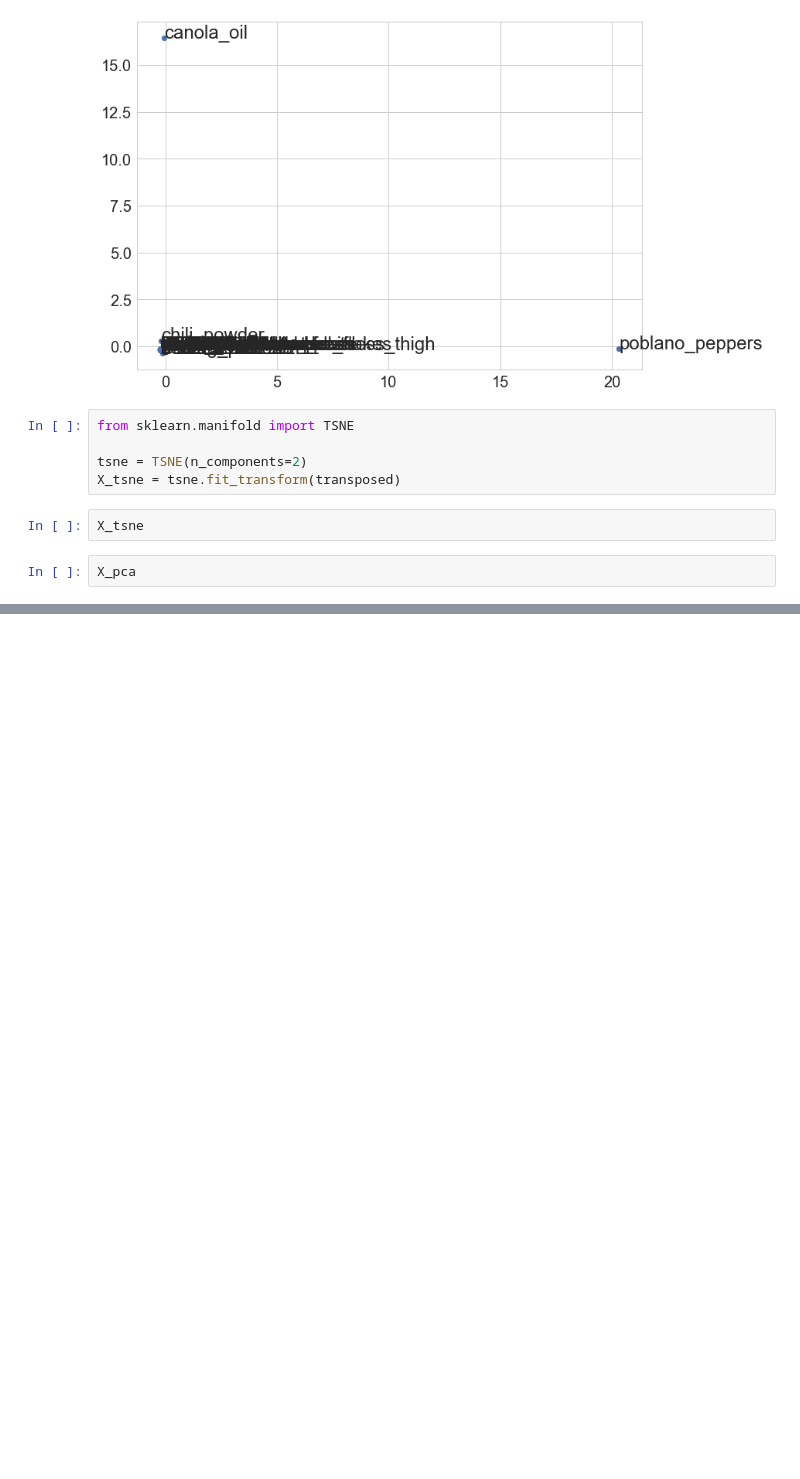
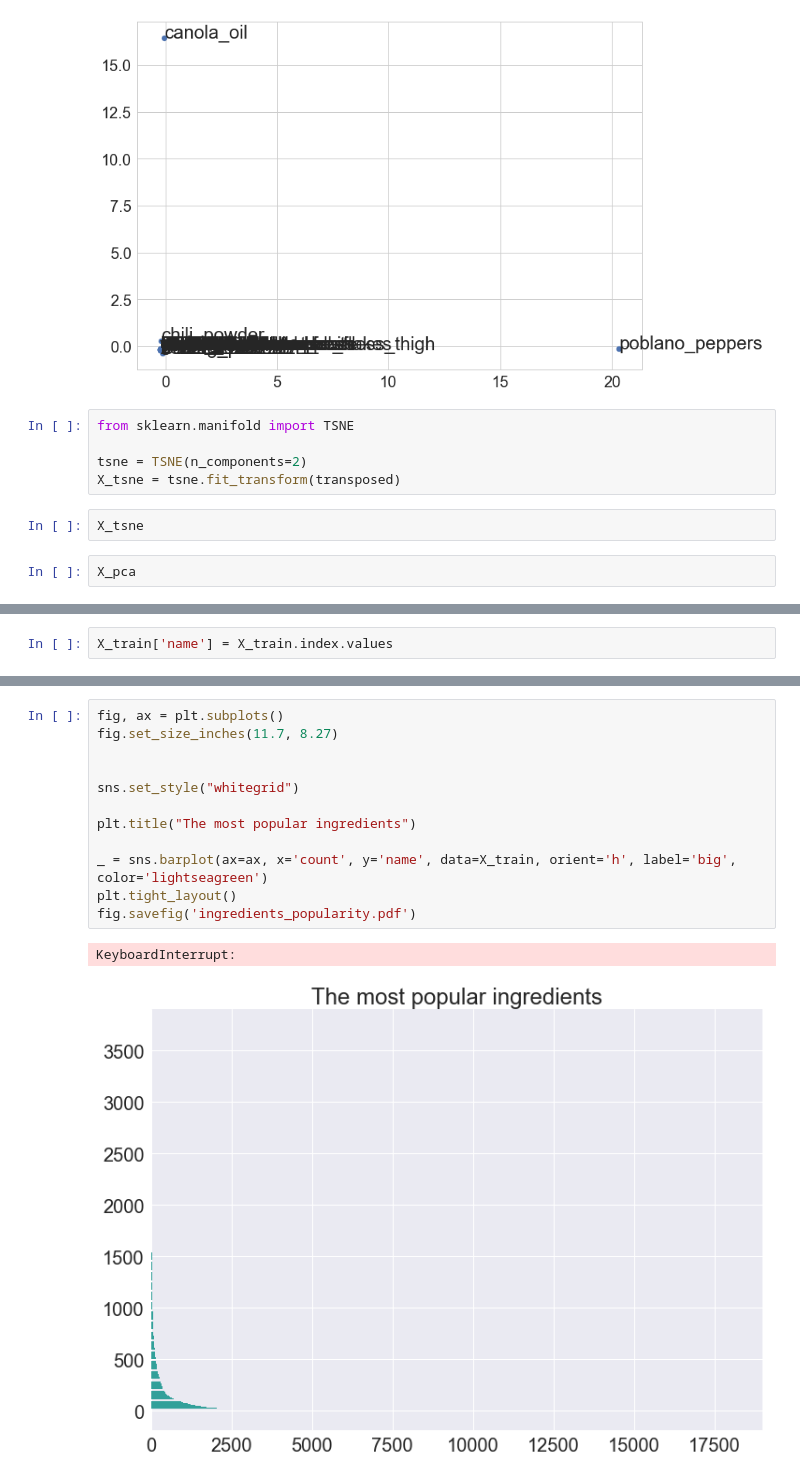
Before and after one commit to Slowika/Bag-of-Recipes, a Jupyter notebook: Exploratory_Data_Analysis.ipynb, the cells around one changed output, grey strips where cells are left out. Drawn from its saved outputs; the diff is of its cells as text; blank space fills up the shorter version.

```diff
--- a/Exploratory_Data_Analysis.ipynb
+++ b/Exploratory_Data_Analysis.ipynb
@@ -339,0 +471,2 @@ X_pca
+# %%
+X_train['name'] = X_train.index.values
@@ -339,0 +494,15 @@ X_pca
+# %%
+fig, ax = plt.subplots()
+fig.set_size_inches(11.7, 8.27)
+
+
+sns.set_style("whitegrid")
+
+plt.title("The most popular ingredients")
+
+_ = sns.barplot(ax=ax, x='count', y='name', data=X_train, orient='h', label='big', color='lightseagreen')
+plt.tight_layout()
+fig.savefig('ingredients_popularity.pdf')
+# %% [output]
+KeyboardInterrupt:
+[figure, added]
```
Also changed, not shown: parts of 20 cells of this notebook.
